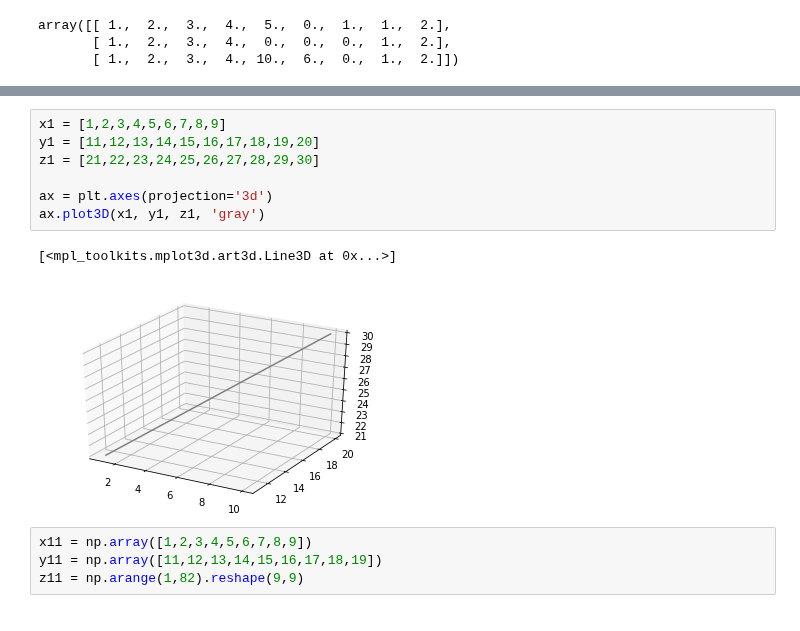
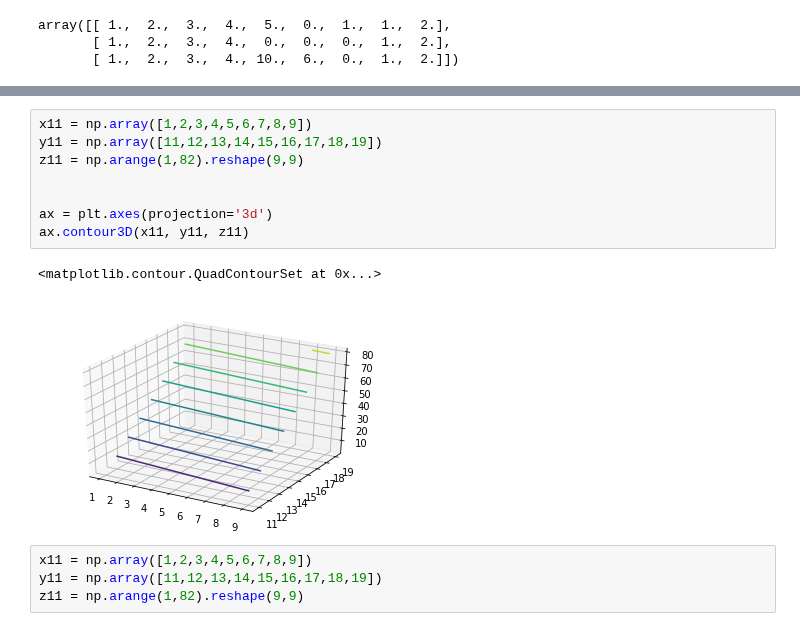
Before and after one commit to CoLAB-ATLANTIC/JUNO, a Jupyter notebook: notebooks/Cayulla_Matlab2Python.ipynb, the cells around one changed output, grey strips where cells are left out. Drawn from its saved outputs; the diff is of its cells as text.

```diff
--- a/notebooks/Cayulla_Matlab2Python.ipynb
+++ b/notebooks/Cayulla_Matlab2Python.ipynb
@@ -909,13 +918,14 @@ array([[ 1.,  2.,  3.,  4.,  5.,  0.,  1.,  1.,  2.],
 # %%
-x1 = [1,2,3,4,5,6,7,8,9]
-y1 = [11,12,13,14,15,16,17,18,19,20]
-z1 = [21,22,23,24,25,26,27,28,29,30]
+x11 = np.array([1,2,3,4,5,6,7,8,9])
+y11 = np.array([11,12,13,14,15,16,17,18,19])
+z11 = np.arange(1,82).reshape(9,9)
+
 
 ax = plt.axes(projection='3d')
-ax.plot3D(x1, y1, z1, 'gray')
+ax.contour3D(x11, y11, z11)
 # %% [output]
-[<mpl_toolkits.mplot3d.art3d.Line3D at 0x...>]
+<matplotlib.contour.QuadContourSet at 0x...>
-[figure, old version]
+[figure, new version]
 # %%
 x11 = np.array([1,2,3,4,5,6,7,8,9])
 y11 = np.array([11,12,13,14,15,16,17,18,19])
```
Also changed, not shown: parts of 16 cells of this notebook, 1 other file.
